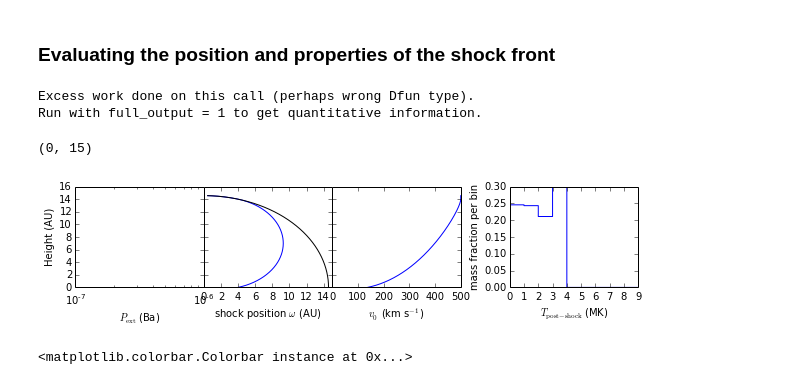
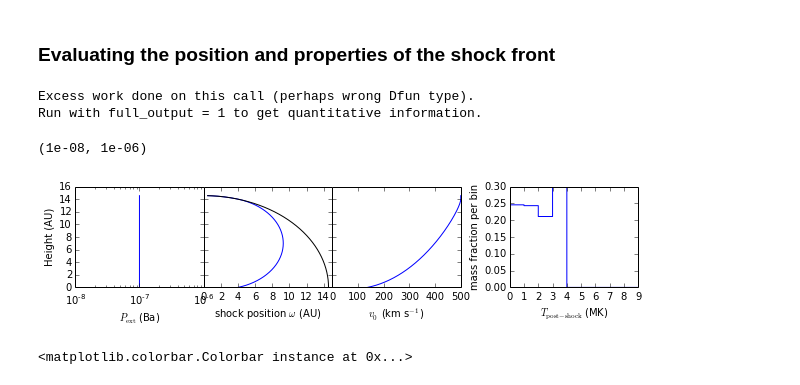
Before and after one commit to hamogu/RecollimationXrayCTTS, a Jupyter notebook: scripts/jet_recol_shocks.ipynb, the cells around one changed output. Drawn from its saved outputs; the diff is of its cells as text; code cells hidden in the pictures.

```diff
--- a/scripts/jet_recol_shocks.ipynb
+++ b/scripts/jet_recol_shocks.ipynb
@@ -49,17 +49,19 @@ z = np.arange(0,15., .01)
 # %%
 pexp = ExpPres(1e-7, 10., p_inf = 1e-7)
 
 ode = StellarWindShock(ConstantPres(1e-7), 5e7, 12e14)
 ode.solve(4, z)
 ode.plot()
 fig = plt.gcf()
 ax = fig.axes[1]
 ax.set_xlim([0,15])
+ax = fig.axes[0]
+ax.set_xlim([1e-8, 1e-6])
 # %% [output]
 Excess work done on this call (perhaps wrong Dfun type).
 Run with full_output = 1 to get quantitative information.
-(0, 15)
+(1e-08, 1e-06)
-[figure, old version]
+[figure, new version]
 # %%
 grid = np.mgrid[0:15:0.1,0:12:.1]
 plt.contourf(grid[0,:,:], grid[1,:,:], ode(grid[0,:,:], grid[1,:,:]),[-1e3,-1,0,1,10,1e3],
```
Also changed, not shown: parts of 6 cells of this notebook, 4 other files.
